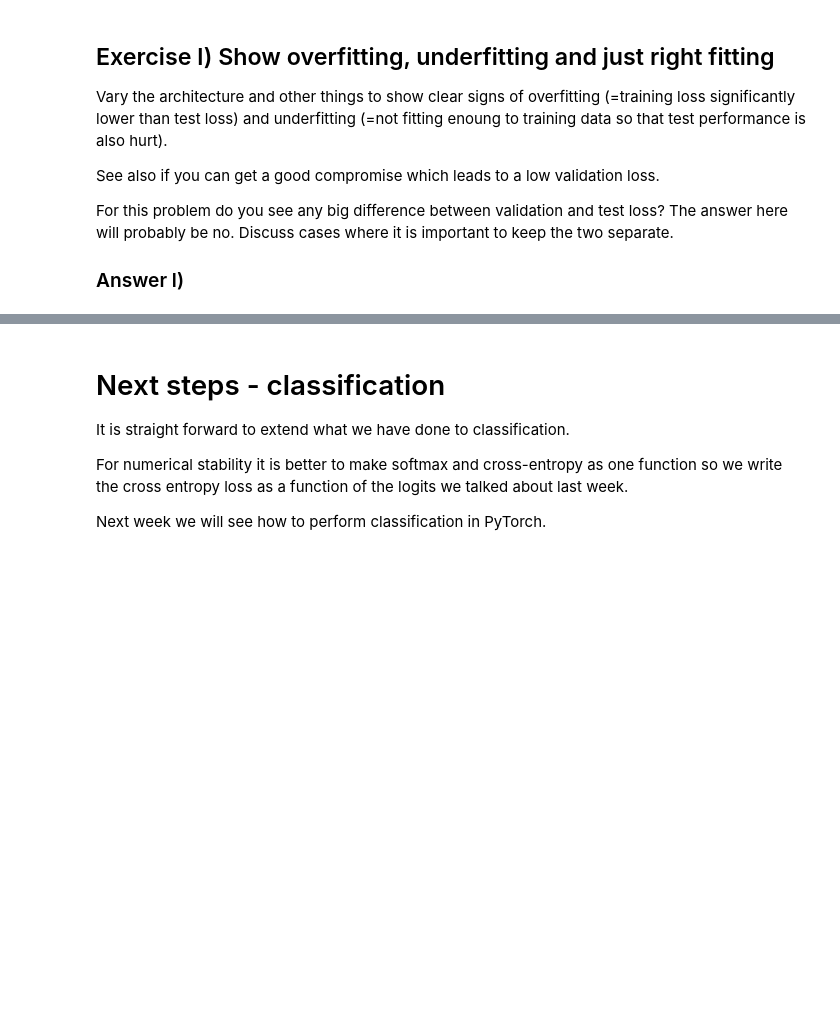
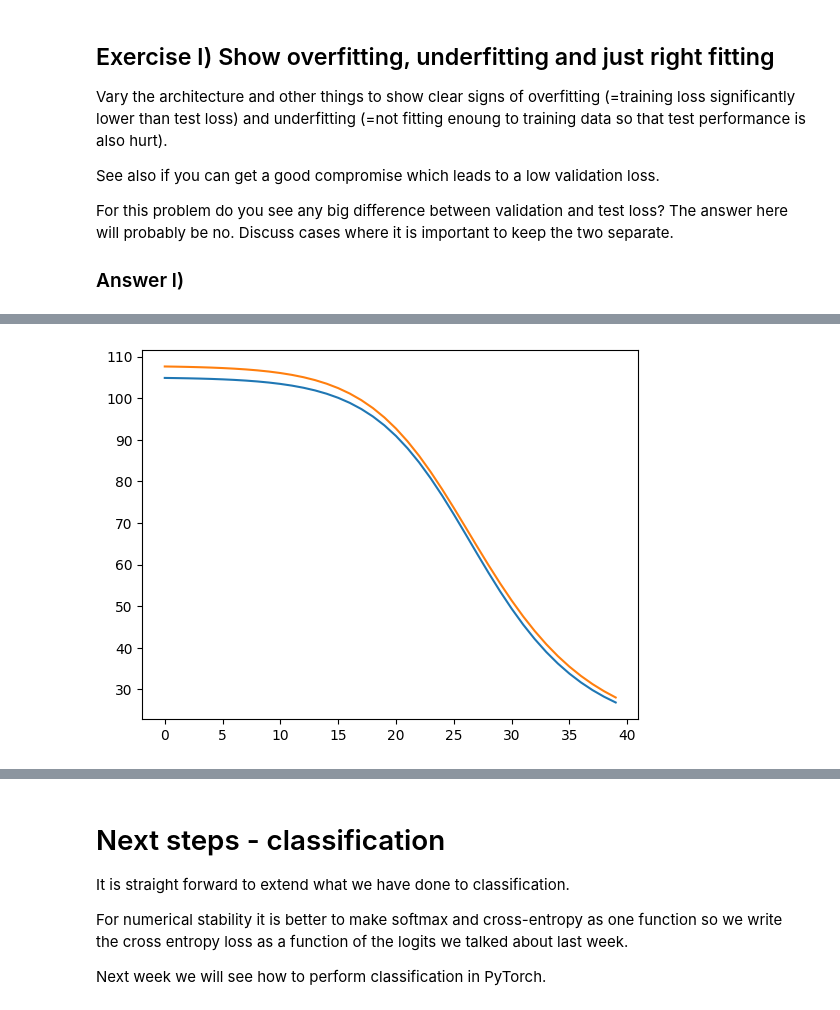
Before and after one commit to jereml99/02456-deep-learning-with-PyTorch, a Jupyter notebook: 2_Feedforward_Python/2.1-EXE-FNN-AutoDif-Nanograd.ipynb, the cells around one changed output, grey strips where cells are left out. Saved outputs shown, nothing was run; the diff lists cells and outputs as text; code cells hidden in the pictures; blank space fills up the shorter version.

```diff
--- a/2_Feedforward_Python/2.1-EXE-FNN-AutoDif-Nanograd.ipynb
+++ b/2_Feedforward_Python/2.1-EXE-FNN-AutoDif-Nanograd.ipynb
@@ -974,0 +1013,10 @@ def deep_copy_network(network: Sequence[DenseLayer]):
+# %%
+
+NN = [
+    DenseLayer(1, 1, lambda x: x.relu()),
+    DenseLayer(1, 1, lambda x: x.identity())
+]
+
+train_and_plot_loss(NN, LEARN_R= 0.001, EPOCHS=40)
+networks_to_plot.append((NN, "underfitting"))
+# %% [output]
@@ -975 +1027,2 @@ def deep_copy_network(network: Sequence[DenseLayer]):
+[figure, added]
 # %%
```
Also changed, not shown: parts of 14 cells of this notebook.
